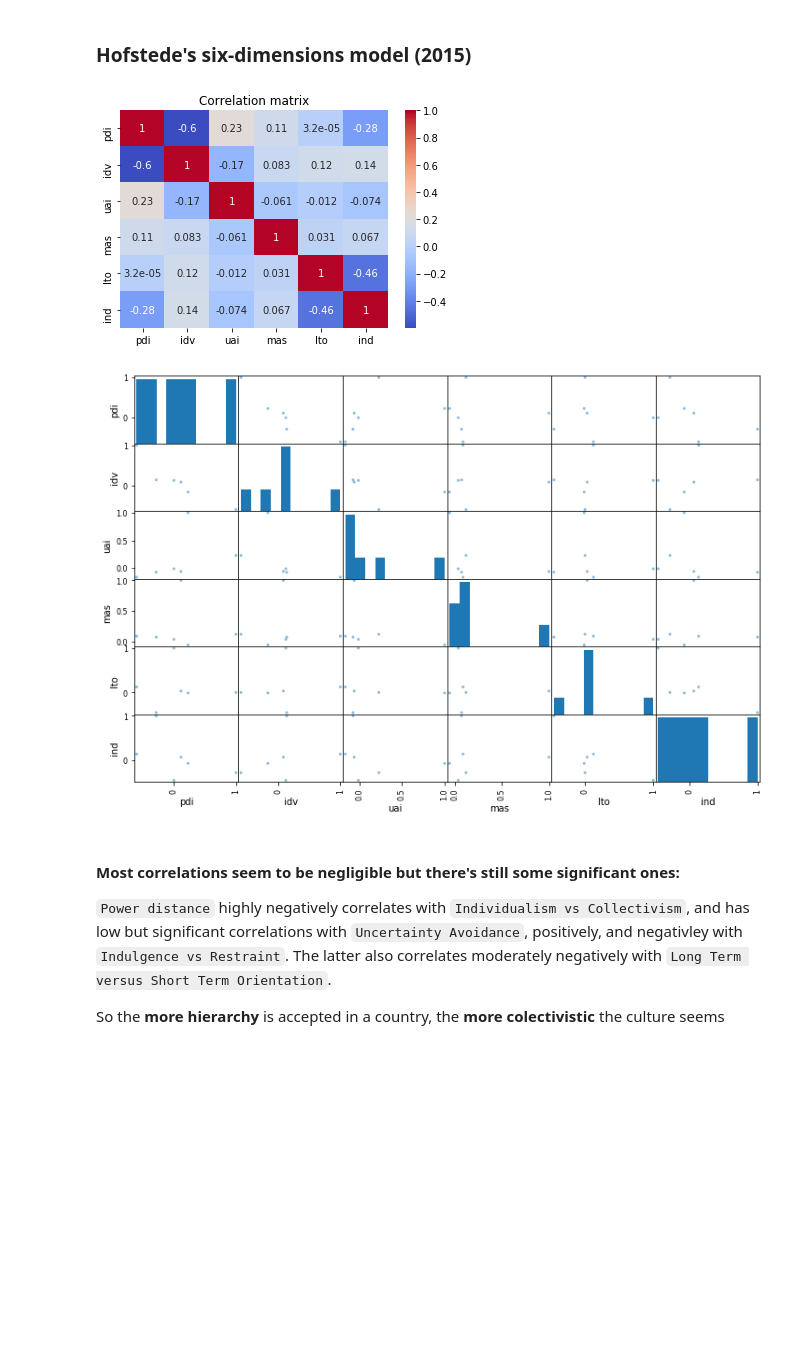
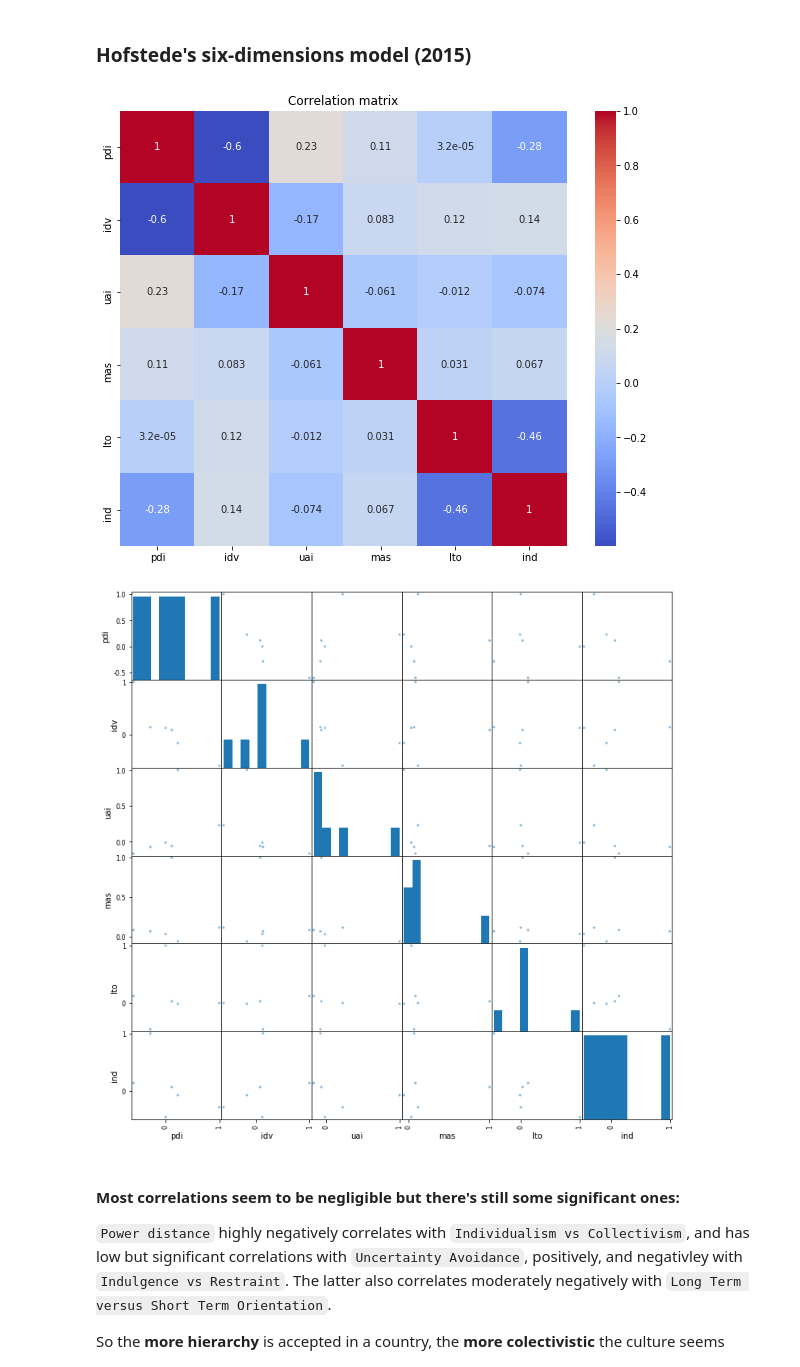
Before and after one commit to ta-datapt-bcn/project-statistical-analysis, a Jupyter notebook: your-code/Culture - Happiness interaction.ipynb, the cells around one changed output. Drawn from its saved outputs; the diff is of its cells as text; code cells hidden in the pictures; blank space fills up the shorter version.

Commit message:
Changes in graphs for the presentation

```diff
--- a/your-code/Culture - Happiness interaction.ipynb
+++ b/your-code/Culture - Happiness interaction.ipynb
@@ -293,17 +294,18 @@ mpl.rcParams["backend"] = "TkAgg"
 # %% [markdown]
 ### Hofstede's six-dimensions model (2015)
 # %%
+fig, ax = plt.subplots(figsize=(10,8))
+
 sns.heatmap(cultural_dimensionality.corr(),cmap='coolwarm',annot=True)
 plt.title("Correlation matrix")
 
+sm = scatter_matrix(cultural_dimensionality.corr(), figsize=(12,12))
 
-sm = scatter_matrix(cultural_dimensionality.corr(),figsize=(12,8))
+sns.set_context("talk")
 plt.show()
-
-plt.show()
 # %% [output]
-[figure, old version]
+[figure, new version]
-[figure, old version]
+[figure, new version]
 # %% [markdown]
 #### Most correlations seem to be negligible but there's still some significant ones:
 `Power distance` highly negatively correlates with `Individualism vs Collectivism`, and has low but significant correlations with `Uncertainty Avoidance`, positively, and negativley with  `Indulgence vs Restraint`. The latter also correlates moderately negatively with `Long Term versus Short Term Orientation`.
```
Also changed, not shown: parts of 27 cells of this notebook, 1 other file.
